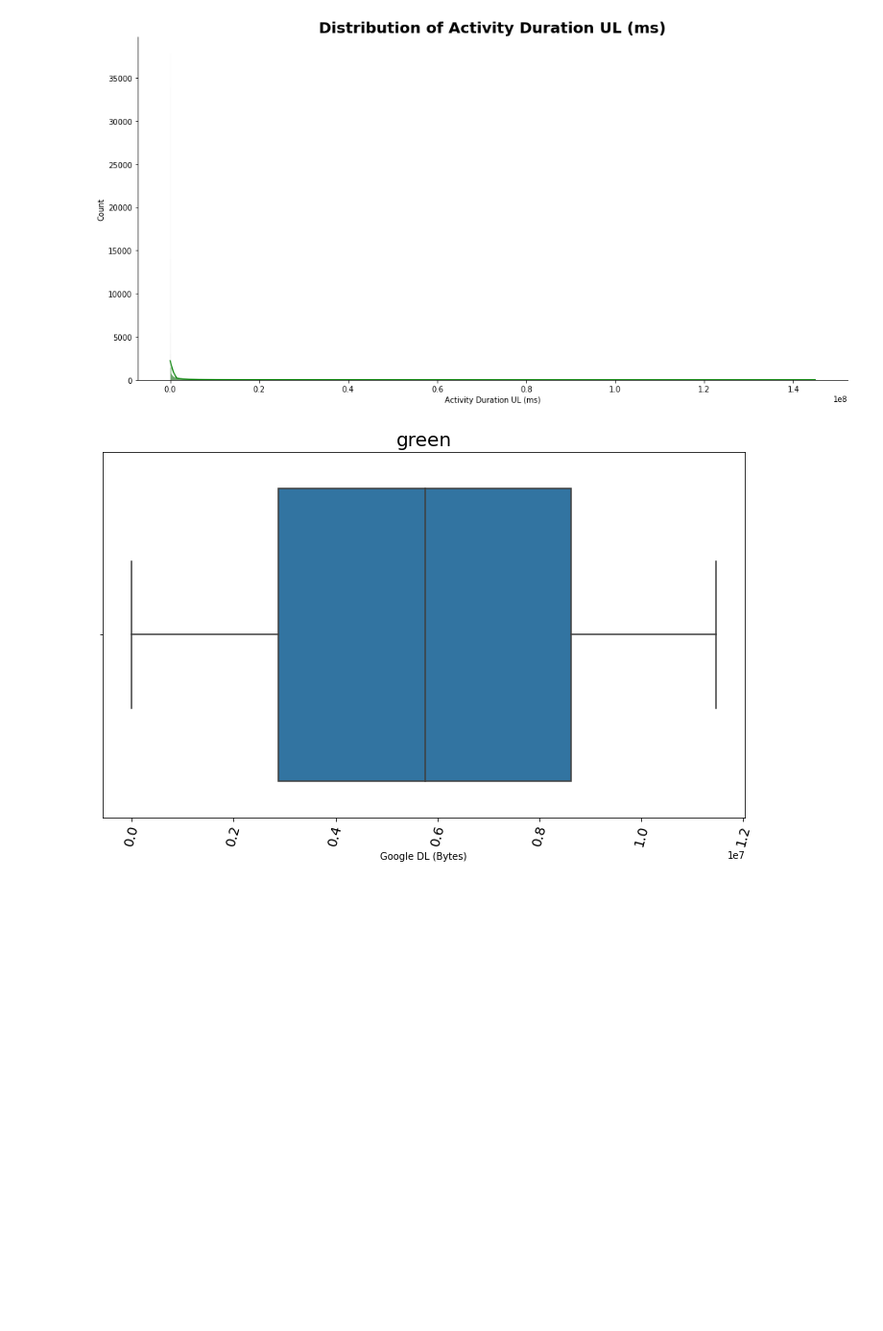
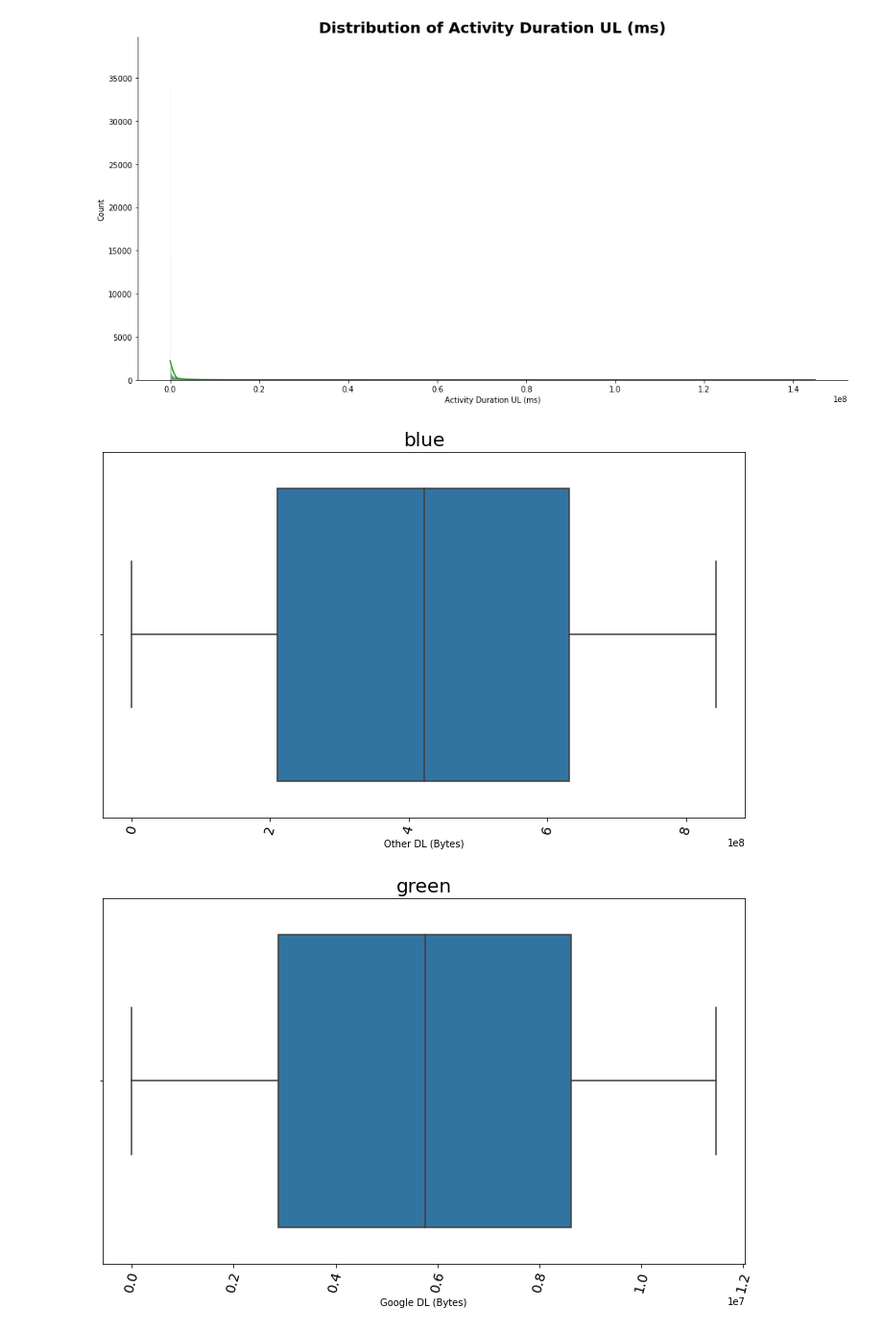
Before and after one commit to ekubay/Telecom-Data-Analysis, a Jupyter notebook: notebooks/Data_Exploration.ipynb, the cells around one changed output. Shown at 96% size. Drawn from its saved outputs; the diff is of its cells as text; code cells hidden in the pictures; blank space fills up the shorter version.

```diff
--- a/notebooks/Data_Exploration.ipynb
+++ b/notebooks/Data_Exploration.ipynb
@@ -560,6 +570,10 @@ plot_hist(df_clean, "Youtube DL (Bytes)", "yellow")
 plot_hist(df_clean, "Activity Duration UL (ms)", "green")
 # %% [output]
 [figure]
+# %%
+plot_box(df_clean, "Other DL (Bytes)", "blue")
+# %% [output]
+[figure, added]
 # %%
 plot_box(df_clean,'Google DL (Bytes)', 'green')
 # %% [output]
```
Also changed, not shown: parts of 25 cells of this notebook.
